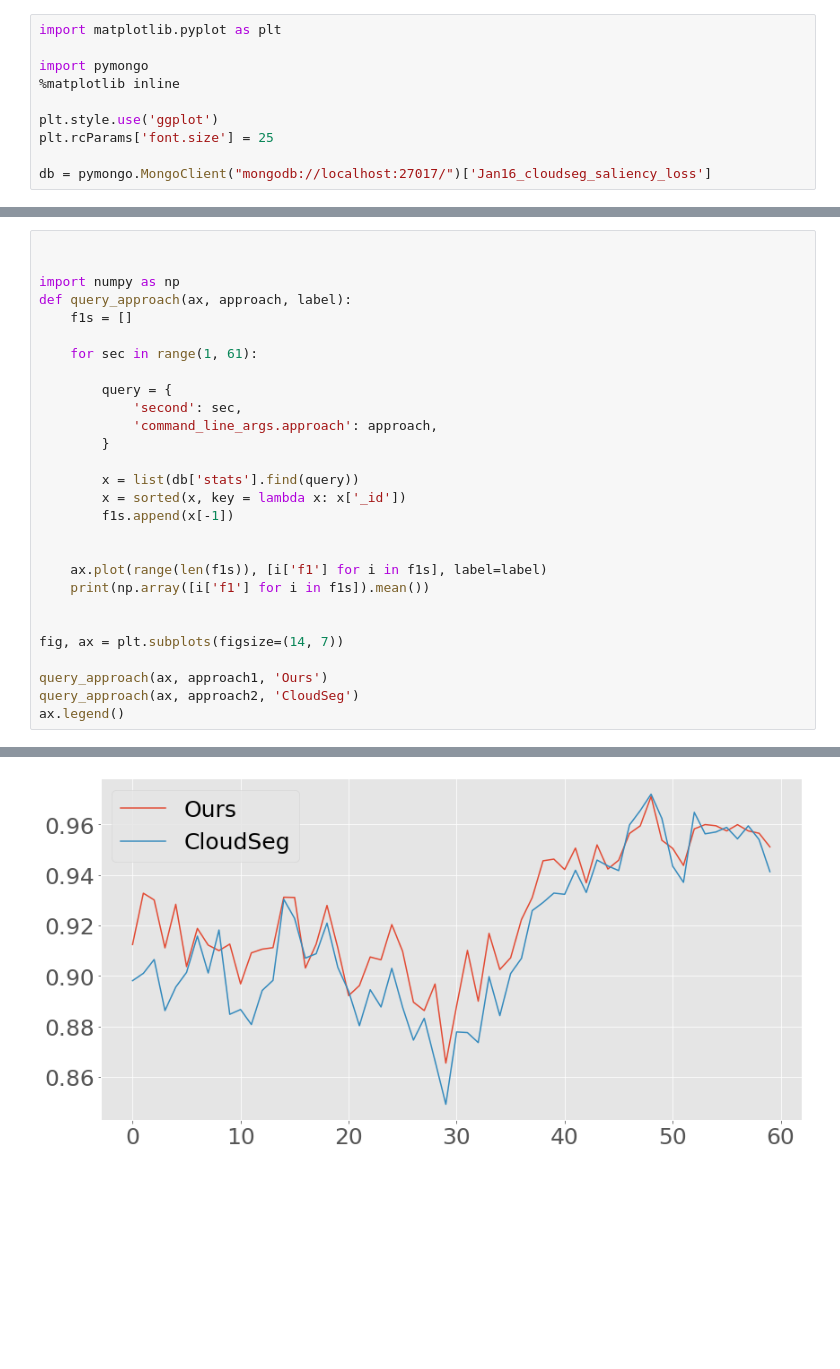
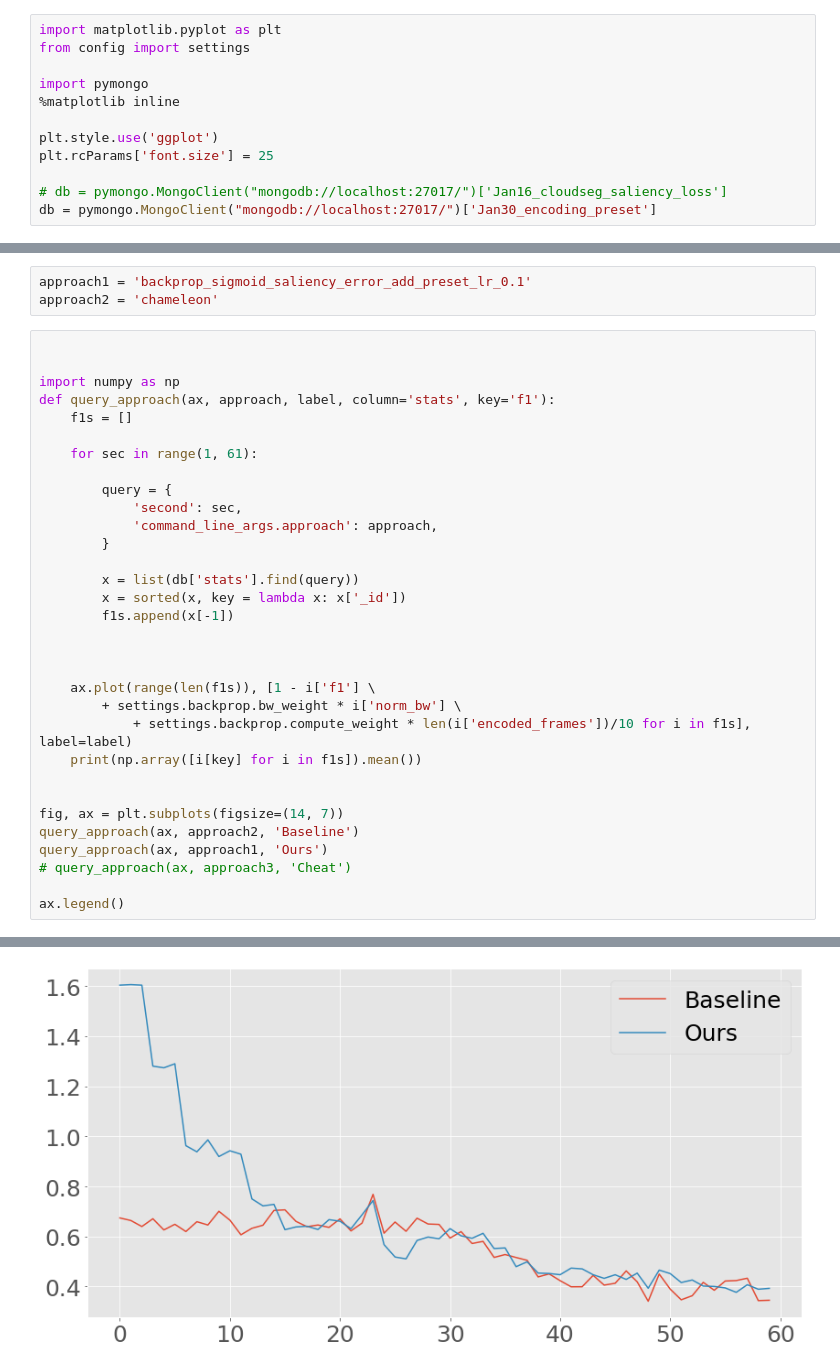
Before and after one commit to KuntaiDu/OneAdapt, a Jupyter notebook: visualize_accuracy.ipynb, the cells around one changed output, grey strips where cells are left out. Saved outputs shown, nothing was run; the diff lists cells and outputs as text; blank space fills up the shorter version.

```diff
--- a/visualize_accuracy.ipynb
+++ b/visualize_accuracy.ipynb
@@ -1,5 +1,6 @@
 # %%
 import matplotlib.pyplot as plt
+from config import settings
 
 import pymongo
 %matplotlib inline
@@ -7,4 +8,5 @@ import pymongo
 plt.style.use('ggplot')
 plt.rcParams['font.size'] = 25
 
-db = pymongo.MongoClient("mongodb://localhost:27017/")['Jan16_cloudseg_saliency_loss']
+# db = pymongo.MongoClient("mongodb://localhost:27017/")['Jan16_cloudseg_saliency_loss']
+db = pymongo.MongoClient("mongodb://localhost:27017/")['Jan30_encoding_preset']
@@ -14,8 +13,11 @@ approach2 = 'backprop_sigmoid_feature_error'
+# %%
+approach1 = 'backprop_sigmoid_saliency_error_add_preset_lr_0.1'
+approach2 = 'chameleon'
 # %%
 
 
 import numpy as np
-def query_approach(ax, approach, label):
+def query_approach(ax, approach, label, column='stats', key='f1'):
     f1s = []
 
     for sec in range(1, 61):
@@ -30,13 +32,17 @@ def query_approach(ax, approach, label):
         f1s.append(x[-1])
 
 
-    ax.plot(range(len(f1s)), [i['f1'] for i in f1s], label=label)
-    print(np.array([i['f1'] for i in f1s]).mean())
+
+    ax.plot(range(len(f1s)), [1 - i['f1'] \
+        + settings.backprop.bw_weight * i['norm_bw'] \
+            + settings.backprop.compute_weight * len(i['encoded_frames'])/10 for i in f1s], label=label)
+    print(np.array([i[key] for i in f1s]).mean())
 
 
 fig, ax = plt.subplots(figsize=(14, 7))
+query_approach(ax, approach2, 'Baseline')
+query_approach(ax, approach1, 'Ours')
+# query_approach(ax, approach3, 'Cheat')
 
-query_approach(ax, approach1, 'Ours')
-query_approach(ax, approach2, 'CloudSeg')
 ax.legend()
 # %% [output]
@@ -45,2 +51,2 @@ ax.legend()
 <matplotlib.legend.Legend at 0x...>
-[figure, old version]
+[figure, new version]
```
Also changed, not shown: parts of 4 cells of this notebook, 10 other files.
